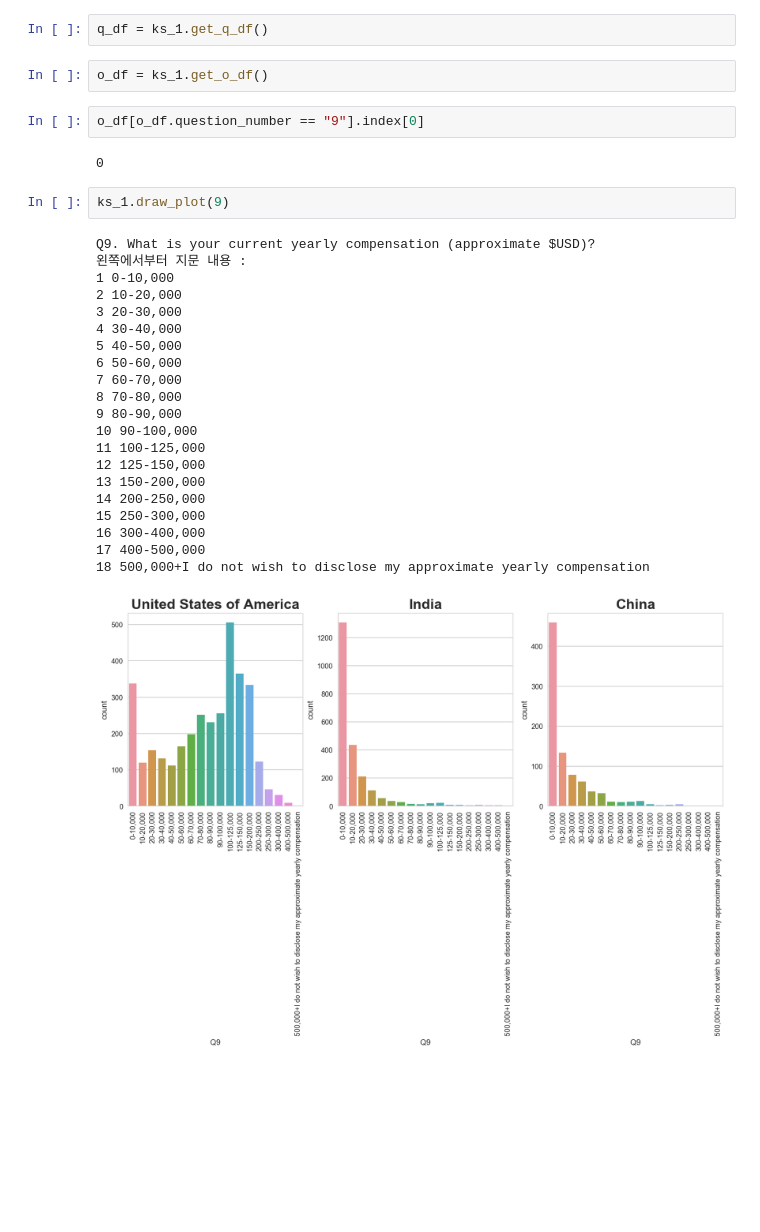
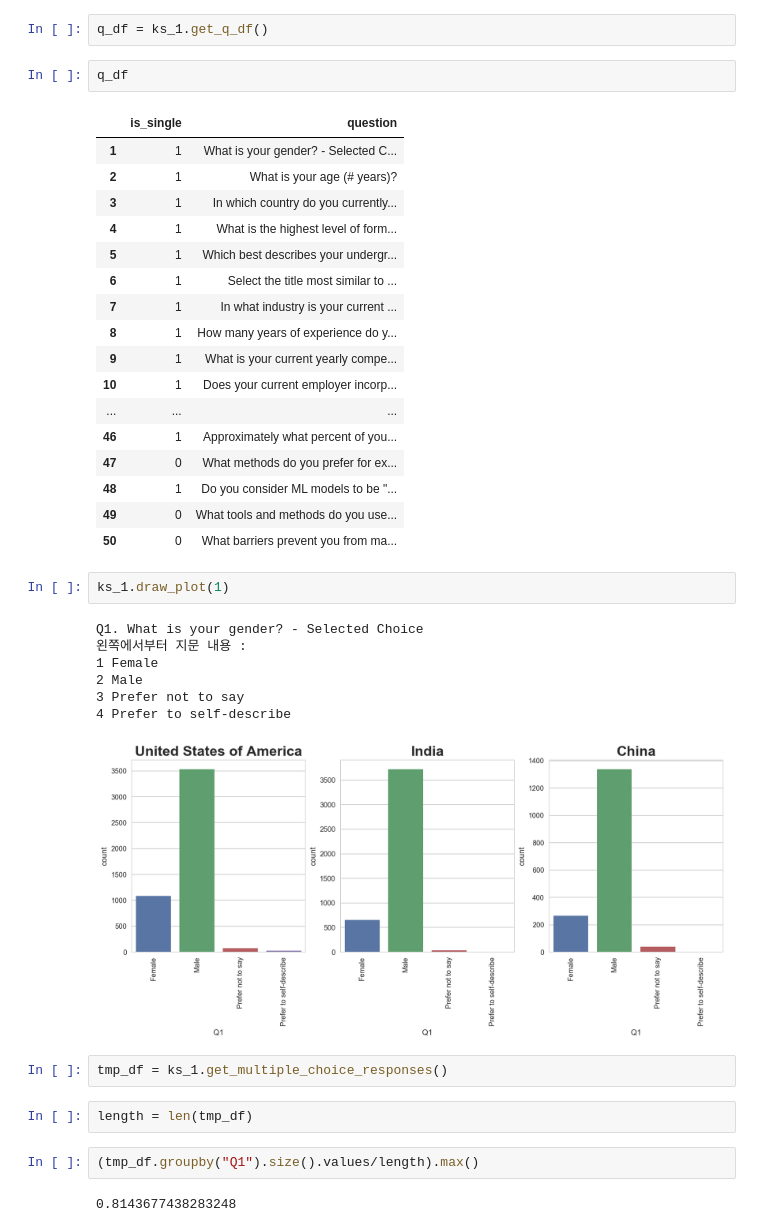
Before and after one commit to DanialDaeHyunNam/2018-Kaggle-ML-And-DS-Survey-Challenge, a Jupyter notebook: Danial/EDA_2.ipynb, the cells around one changed output. Cells and saved outputs as stored; diff of their text form; blank space fills up the shorter version.

```diff
--- a/Danial/EDA_2.ipynb
+++ b/Danial/EDA_2.ipynb
@@ -60,33 +60,41 @@ ks_1.set_df_I_want_by_country_name(['United States of America', 'India', 'China'
 # ks_2.set_df_I_want_by_country_name(['Brazil', 'Switzerland', 'South Africa', 'South Korea'])
 # %%
 q_df = ks_1.get_q_df()
-# %%
-o_df = ks_1.get_o_df()
-# %%
-o_df[o_df.question_number == "9"].index[0]
-# %% [output]
-0
+# %%
+q_df
+# %% [output]
+|  | is_single | question |
+| 1 | 1 | What is your gender? - Selected C... |
+| 2 | 1 | What is your age (# years)? |
+| 3 | 1 | In which country do you currently... |
+| 4 | 1 | What is the highest level of form... |
+| 5 | 1 | Which best describes your undergr... |
+| 6 | 1 | Select the title most similar to ... |
+| 7 | 1 | In what industry is your current ... |
+| 8 | 1 | How many years of experience do y... |
+| 9 | 1 | What is your current yearly compe... |
+| 10 | 1 | Does your current employer incorp... |
+| ... | ... | ... |
+| 46 | 1 | Approximately what percent of you... |
+| 47 | 0 | What methods do you prefer for ex... |
+| 48 | 1 | Do you consider ML models to be "... |
+| 49 | 0 | What tools and methods do you use... |
+| 50 | 0 | What barriers prevent you from ma... |
 # %%
-ks_1.draw_plot(9)
+ks_1.draw_plot(1)
 # %% [output]
-Q9. What is your current yearly compensation (approximate $USD)?
+Q1. What is your gender? - Selected Choice
 왼쪽에서부터 지문 내용 :
-1 0-10,000
-2 10-20,000
-3 20-30,000
-4 30-40,000
-5 40-50,000
-6 50-60,000
-7 60-70,000
-8 70-80,000
-9 80-90,000
-10 90-100,000
-11 100-125,000
-12 125-150,000
-13 150-200,000
-14 200-250,000
-15 250-300,000
-16 300-400,000
-17 400-500,000
-18 500,000+I do not wish to disclose my approximate yearly compensation
+1 Female
+2 Male
+3 Prefer not to say
+4 Prefer to self-describe
-[figure, old version]
+[figure, new version]
+# %%
+tmp_df = ks_1.get_multiple_choice_responses()
+# %%
+length = len(tmp_df)
+# %%
+(tmp_df.groupby("Q1").size().values/length).max()
+# %% [output]
+0.8143677438283248
```
Also changed, not shown: 2 other files.
